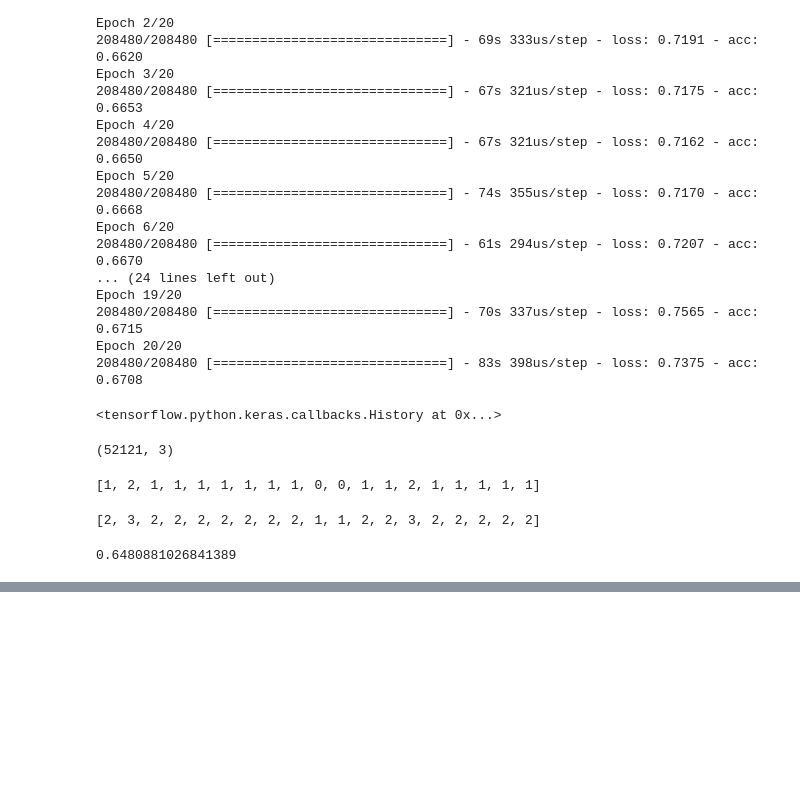
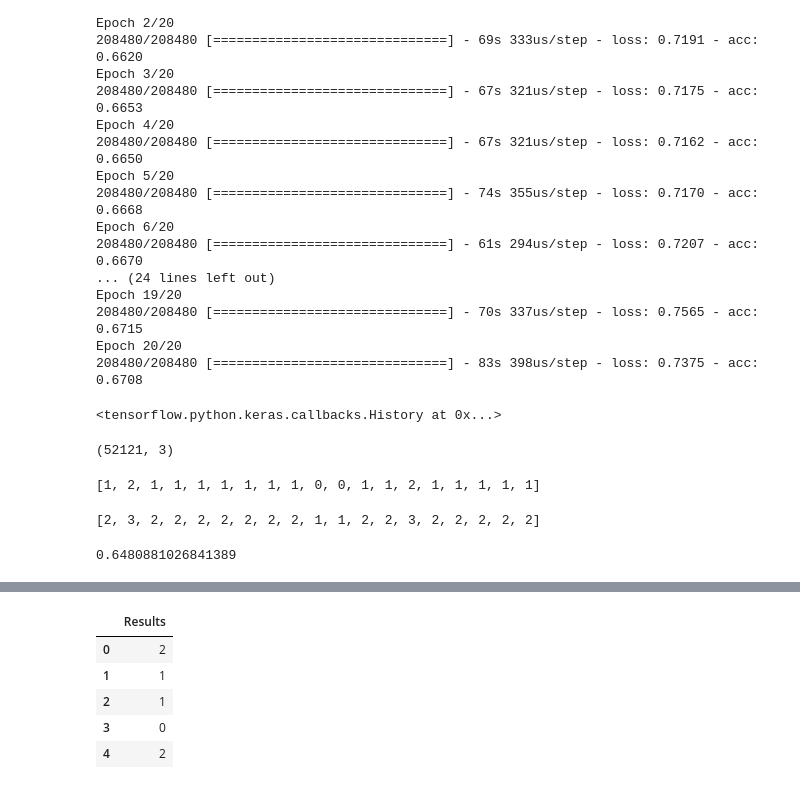
Before and after one commit to gbagatini/Earthquake_damage, a Jupyter notebook: Earthquake_Damage.ipynb, the cells around one changed output, grey strips where cells are left out. Saved outputs shown, nothing was run; the diff lists cells and outputs as text; code cells hidden in the pictures; blank space fills up the shorter version.

```diff
--- a/Earthquake_Damage.ipynb
+++ b/Earthquake_Damage.ipynb
@@ -720,0 +847,2 @@ f1_score(y_test,predictions_results, average='micro')
+# %%
+y_predicted = clf.predict(test_scaled)
@@ -720,0 +856,9 @@ f1_score(y_test,predictions_results, average='micro')
+# %%
+test.head()
+# %% [output]
+|  | Results |
+| 0 | 2 |
+| 1 | 1 |
+| 2 | 1 |
+| 3 | 0 |
+| 4 | 2 |
```
Also changed, not shown: parts of 26 cells of this notebook.
